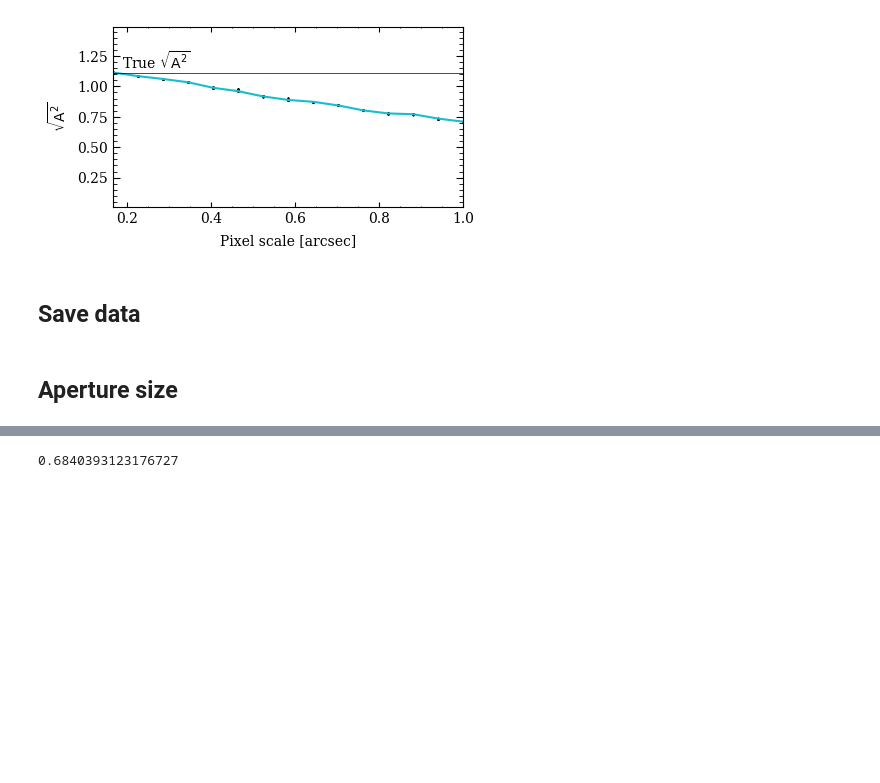
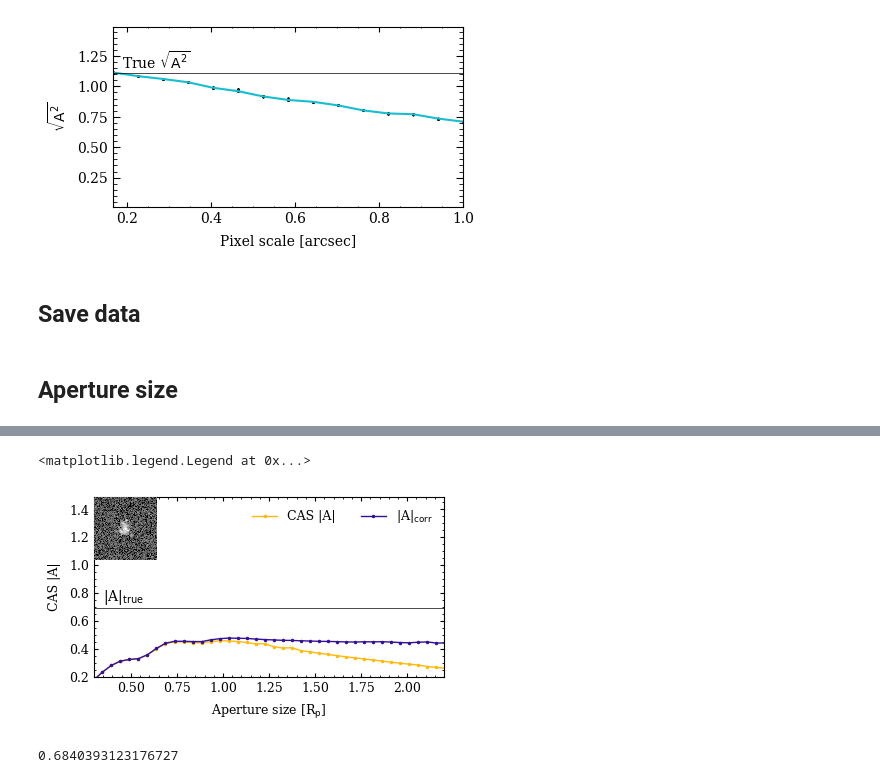
Before and after one commit to astro-nova/asymmetry, a Jupyter notebook: 10 Asymmetry Series - Final.ipynb, the cells around one changed output, grey strips where cells are left out. Saved outputs shown, nothing was run; the diff lists cells and outputs as text; code cells hidden in the pictures; blank space fills up the shorter version.

```diff
--- a/10 Asymmetry Series - Final.ipynb
+++ b/10 Asymmetry Series - Final.ipynb
@@ -684,0 +704,38 @@ Text(0.5, 0, 'Aperture size [R$_p$]')
+# %%
+fig = plt.figure(figsize=(3.5,1.8))
+ax = plt.axes()
+
+
+# Data points
+ax.plot(ap_size_df.apsize, ap_size_df.a_cas, '.-', color='#FFBA0A', lw=1, ms=3, label='CAS |A|')
+ax.plot(ap_size_df.apsize, ap_size_df.a_cas_cor, '.-', color='#319', lw=1, ms=3, label=r'|A|$_{corr}$')
+
+# # Median
+# qs = ap_size_df.groupby(by='apsize').quantile(q=[0.16, 0.5, 0.84])
+# ax.plot(aps, qs.xs(0.5, level=1).a_cas, color='C9')
+# ax.fill_between(aps, qs.xs(0.16, level=1).a_cas, qs.xs(0.84, level=1).a_cas, color='C9', alpha=0.2)
+# ax.plot(aps, qs.xs(0.5, level=1).a_cas_cor, color='C9')
+# ax.fill_between(aps, qs.xs(0.16, level=1).a_cas_cor, qs.xs(0.84, level=1).a_cas_cor, color='C9', alpha=0.2)
+
+ax.axhline(a_cas_real, color='k', lw=0.5)
+
+# Annotations
+ax.annotate(r'|A|$_{true}$', xy=(0.35, a_cas_real+0.005), size=10, ha='left', va='bottom')
+
+# Inset
+axin = ax.inset_axes([0.0,1-0.35,0.5,0.35])
+axin.imshow(-2.5*np.log10(np.abs(image_noisy)/perfect_pxscale**2) + 33, vmin=21, vmax=27, cmap='gray_r')
+axin.set_aspect('equal', anchor="NW")
+axin.axis('off')
+
+# Limits
+ax.set_xlim(0.3, 2.2)
+ax.set_ylim(0.2, 1.49)
+ax.set_ylabel('CAS |A|')
+ax.set_xlabel(r'Aperture size [R$_p$]')
+ax.legend(frameon=False, ncols=2)
+
+# plt.savefig('figures/paper/cas_a_apsize.pdf', bbox_inches='tight', pad_inches=0)
+# %% [output]
+<matplotlib.legend.Legend at 0x...>
+[figure, added]
```
Also changed, not shown: parts of 10 cells of this notebook.
